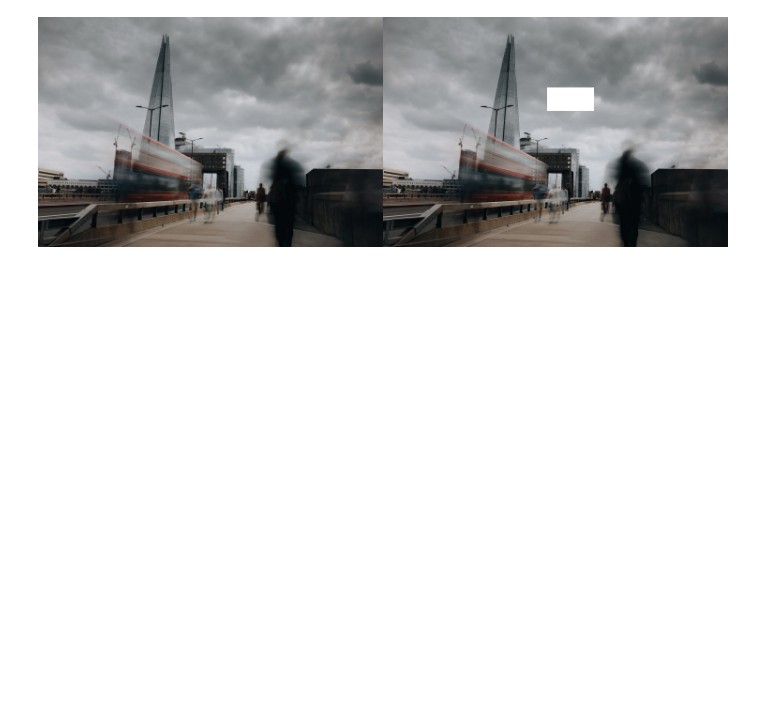
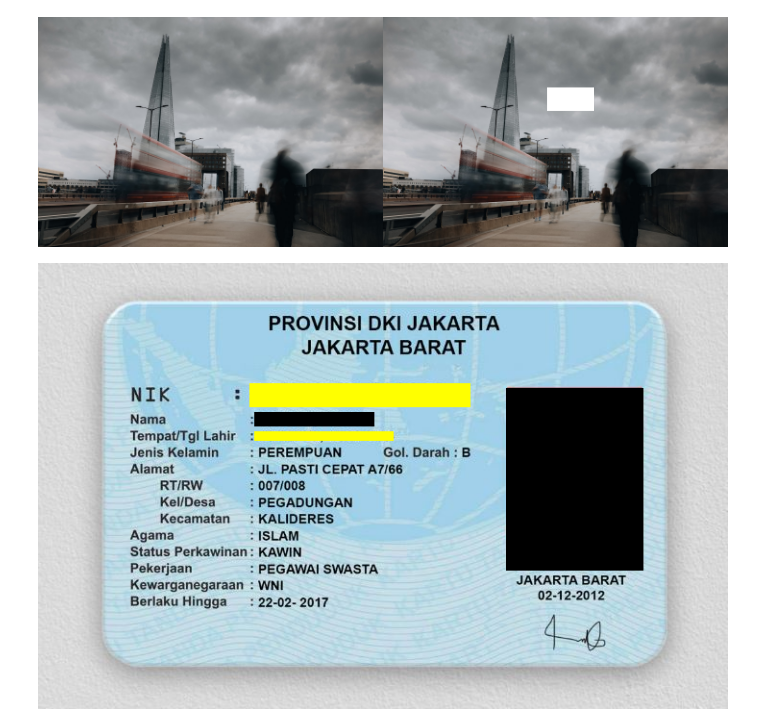
Before and after one commit to Rafazand/PCVK_2024, a Jupyter notebook: PCVK.ipynb, the cells around one changed output. Saved outputs shown, nothing was run; the diff lists cells and outputs as text; code cells hidden in the pictures; blank space fills up the shorter version.

```diff
--- a/PCVK.ipynb
+++ b/PCVK.ipynb
@@ -120,3 +109,37 @@ final_frame = cv.hconcat((image_2, image_3))
 cv2_imshow(final_frame)
 # %% [output]
 [figure]
+# %%
+
+image_path = "/content/ktp.jpeg"
+
+image = io.imread(image_path)
+image_2 = cv.cvtColor (image, cv.COLOR_BGR2RGB)
+
+#fungsi buat box
+def cover_parts(image, coords, color):
+    for (x1, y1, x2, y2) in coords:
+        image[y1:y2, x1:x2] = color
+    return image
+
+#Coordinate
+groups = {
+    1: [(220,125, 450, 150)],    # NIK
+    2: [(225,155, 350, 170)],    # Nama
+    3: [(225,175, 370, 185)],    # Tempat tgl/Lahir
+    4: [(487,130, 630, 320)],
+
+}
+
+# Colors for each group (using two different colors)
+colors = [(0, 0, 0), (0, 255, 255)]  # black and yellow
+
+#run
+masked_image = image_2.copy()
+for i, group_coords in enumerate(groups.values(), 1):
+    color = colors[i % 2]  # Alternate between two colors
+    masked_image = cover_parts(masked_image, group_coords, color)
+
+cv2_imshow(masked_image)
+# %% [output]
+[figure, added]
```
Also changed, not shown: parts of 4 cells of this notebook.
